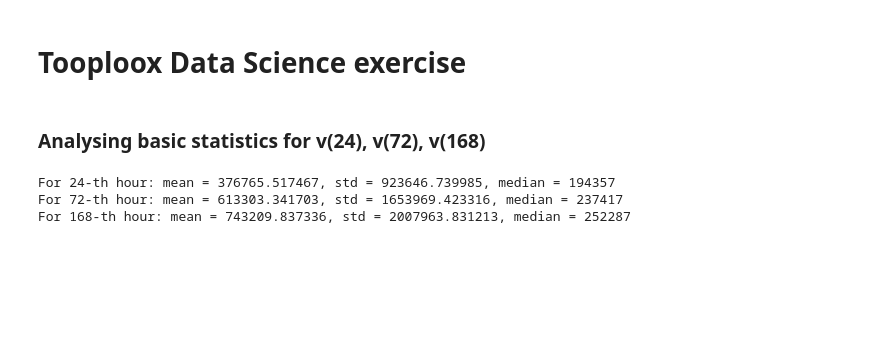
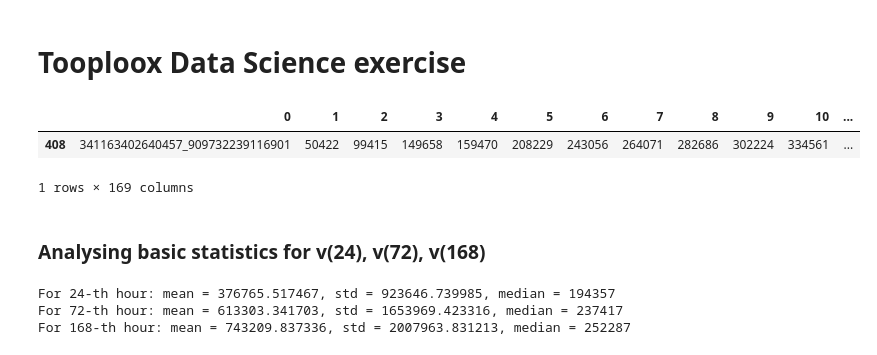
Before and after one commit to aleksandramozejko/tooploox_exercise, a Jupyter notebook: Tooploox solution.ipynb, the cells around one changed output. Cells and saved outputs as stored; diff of their text form; code cells hidden in the pictures; blank space fills up the shorter version.

```diff
--- a/Tooploox solution.ipynb
+++ b/Tooploox solution.ipynb
@@ -3,7 +3,13 @@
 # %%
 import pandas as pd
 
 dataset = pd.read_csv('./data.csv', header=None)
+
+dataset.loc[[408]]
+# %% [output]
+|  | 0 | 1 | 2 | 3 | 4 | 5 | 6 | 7 | 8 | 9 | 10 | ... |
+| 408 | 341163402640457_909732239116901 | 50422 | 99415 | 149658 | 159470 | 208229 | 243056 | 264071 | 282686 | 302224 | 334561 | ... |
+1 rows × 169 columns
 # %% [markdown]
 ### Analysing basic statistics for v(24), v(72), v(168)
 # %%
```
Also changed, not shown: parts of 6 cells of this notebook.
